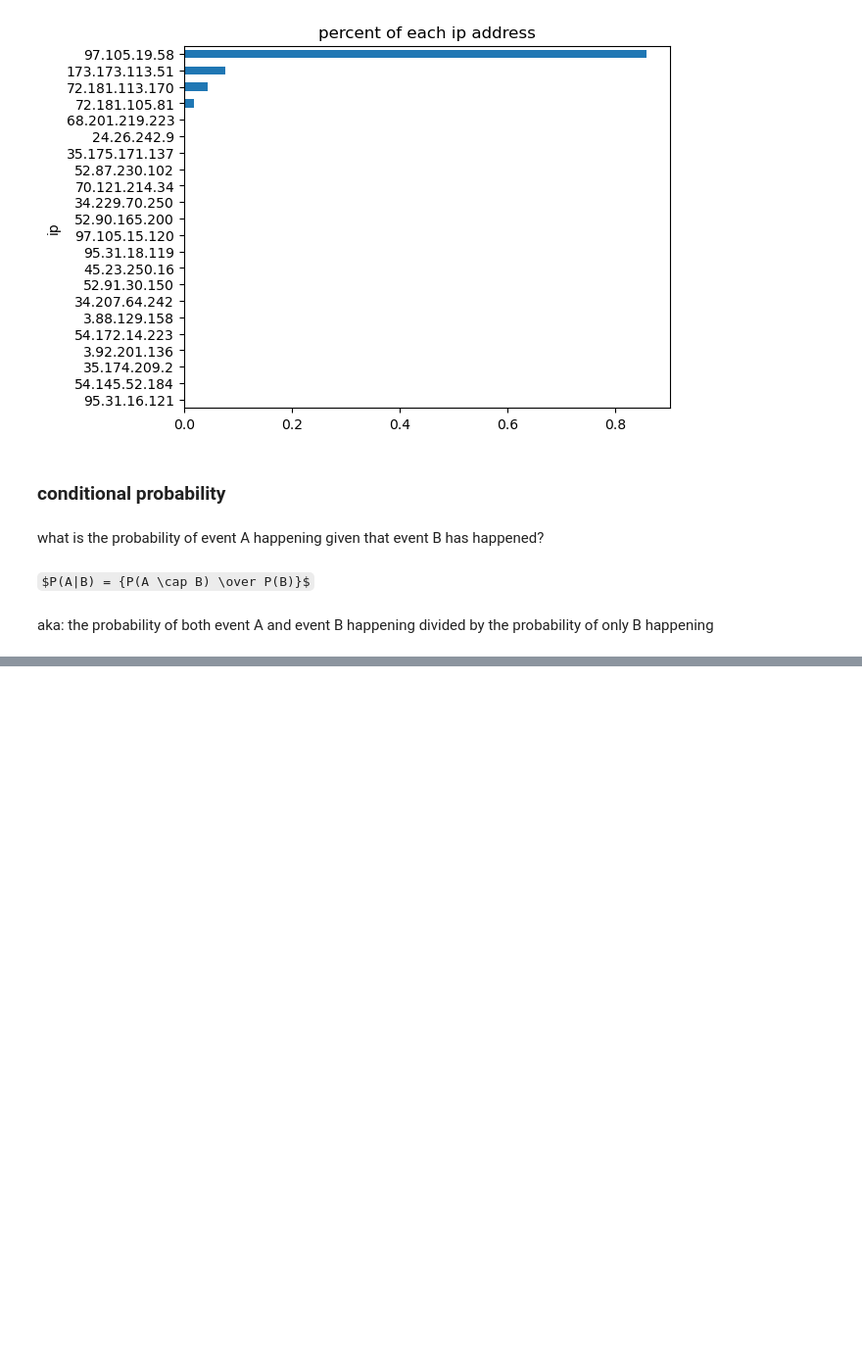
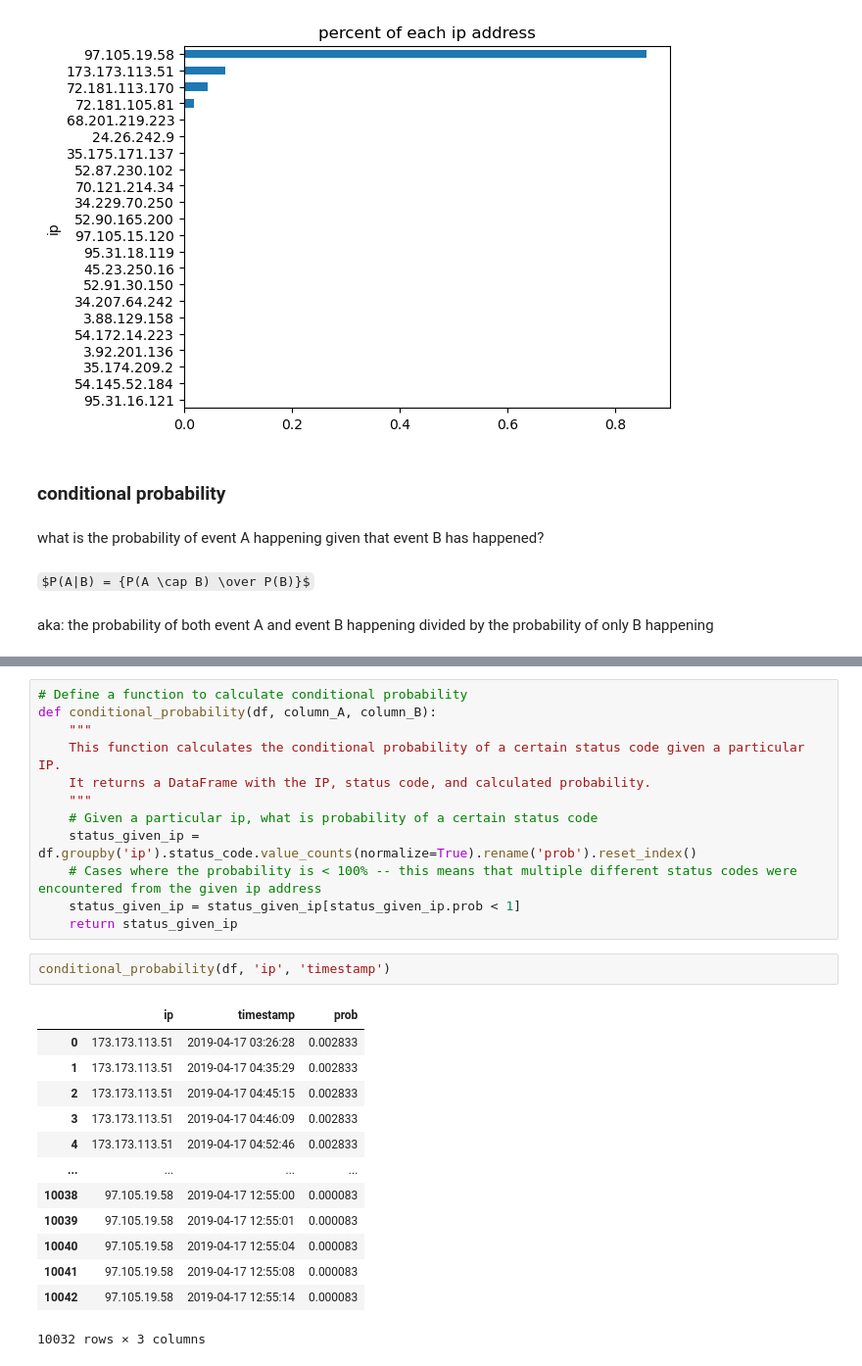
Before and after one commit to rosendo-lugo/anomaly-detection-exercises, a Jupyter notebook: discrete_anomaly_detection.ipynb, the cells around one changed output, grey strips where cells are left out. Shown at 98% size. Drawn from its saved outputs; the diff is of its cells as text; some formulas as TeX source; blank space fills up the shorter version.

```diff
--- a/discrete_anomaly_detection.ipynb
+++ b/discrete_anomaly_detection.ipynb
@@ -623,0 +427,28 @@ df [df.ip == '72.181.113.170']
+# %%
+# Define a function to calculate conditional probability
+def conditional_probability(df, column_A, column_B):
+    """
+    This function calculates the conditional probability of a certain status code given a particular IP.
+    It returns a DataFrame with the IP, status code, and calculated probability.
+    """
+    # Given a particular ip, what is probability of a certain status code
+    status_given_ip = df.groupby('ip').status_code.value_counts(normalize=True).rename('prob').reset_index()
+    # Cases where the probability is < 100% -- this means that multiple different status codes were encountered from the given ip address
+    status_given_ip = status_given_ip[status_given_ip.prob < 1]
+    return status_given_ip
+# %%
+conditional_probability(df, 'ip', 'timestamp')
+# %% [output]
+|  | ip | timestamp | prob |
+| 0 | 173.173.113.51 | 2019-04-17 03:26:28 | 0.002833 |
+| 1 | 173.173.113.51 | 2019-04-17 04:35:29 | 0.002833 |
+| 2 | 173.173.113.51 | 2019-04-17 04:45:15 | 0.002833 |
+| 3 | 173.173.113.51 | 2019-04-17 04:46:09 | 0.002833 |
+| 4 | 173.173.113.51 | 2019-04-17 04:52:46 | 0.002833 |
+| ... | ... | ... | ... |
+| 10038 | 97.105.19.58 | 2019-04-17 12:55:00 | 0.000083 |
+| 10039 | 97.105.19.58 | 2019-04-17 12:55:01 | 0.000083 |
+| 10040 | 97.105.19.58 | 2019-04-17 12:55:04 | 0.000083 |
+| 10041 | 97.105.19.58 | 2019-04-17 12:55:08 | 0.000083 |
+| 10042 | 97.105.19.58 | 2019-04-17 12:55:14 | 0.000083 |
+10032 rows × 3 columns
```
Also changed, not shown: parts of 102 cells of this notebook, 7 other files.
